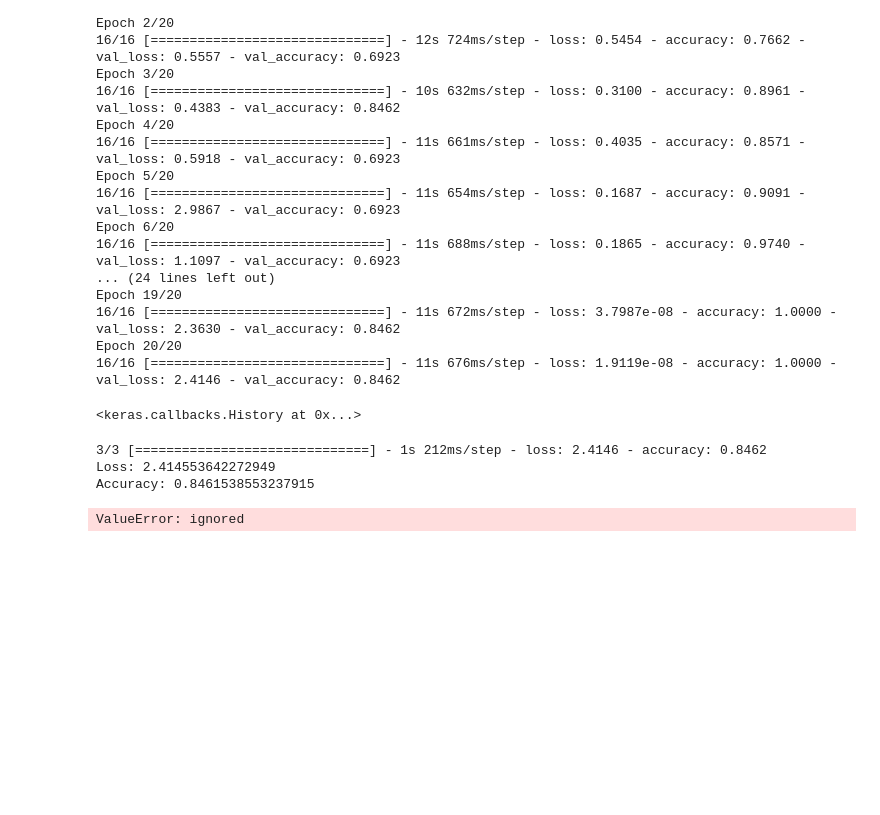
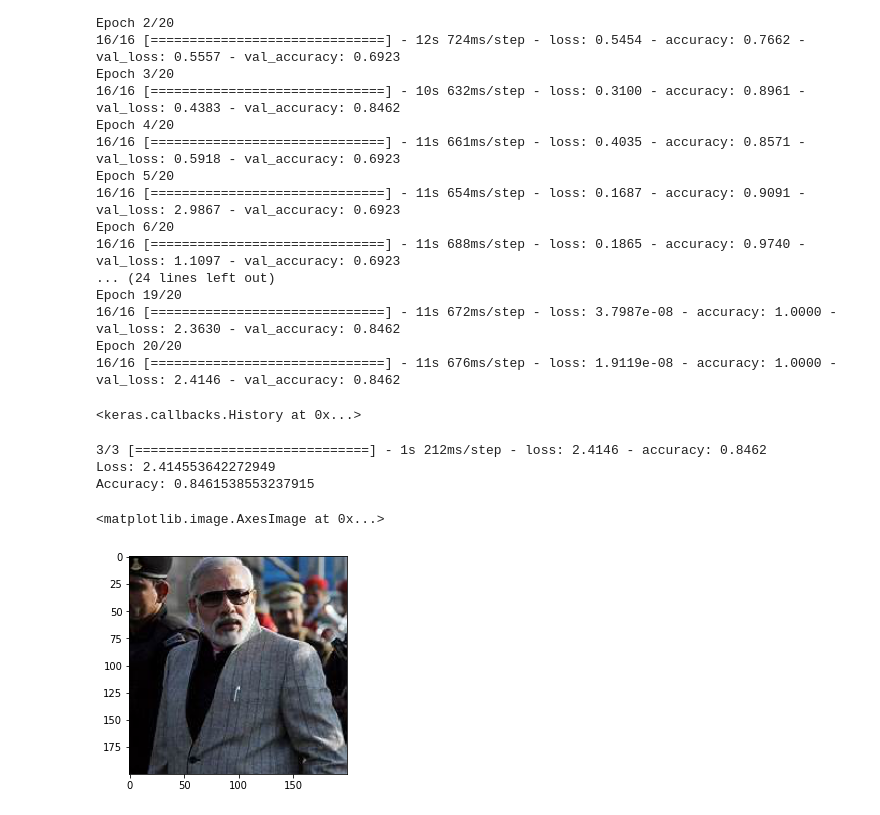
Before and after one commit to ajinkyajumde/CNN-, a Jupyter notebook: CNN.ipynb, the cells around one changed output. Drawn from its saved outputs; the diff is of its cells as text; code cells hidden in the pictures; blank space fills up the shorter version.

```diff
--- a/CNN.ipynb
+++ b/CNN.ipynb
@@ -137,9 +137,3 @@ print("Accuracy:", accuracy)
 3/3 [==============================] - 1s 212ms/step - loss: 2.4146 - accuracy: 0.8462
 Loss: 2.414553642272949
 Accuracy: 0.8461538553237915
-# %%
-test_image = cv2.resize(cv2.imread("/content/drive/MyDrive/Almabetter projects/cnn/modi.jpg"),  (200,200))
-
-model.predict(test_image)
-# %% [output]
-ValueError: ignored
@@ -145,0 +142,8 @@ ValueError: ignored
+# %%
+modi_test_image = image.load_img('/content/drive/MyDrive/Almabetter projects/cnn/modi.jpg',target_size=(200,200))
+trump_test_image=image.load_img('/content/drive/MyDrive/Almabetter projects/cnn/don.jpg',target_size=(200,200))
+# %%
+plt.imshow(modi_test_image)
+# %% [output]
+<matplotlib.image.AxesImage at 0x...>
+[figure, added]
```
Also changed, not shown: parts of 4 cells of this notebook.
